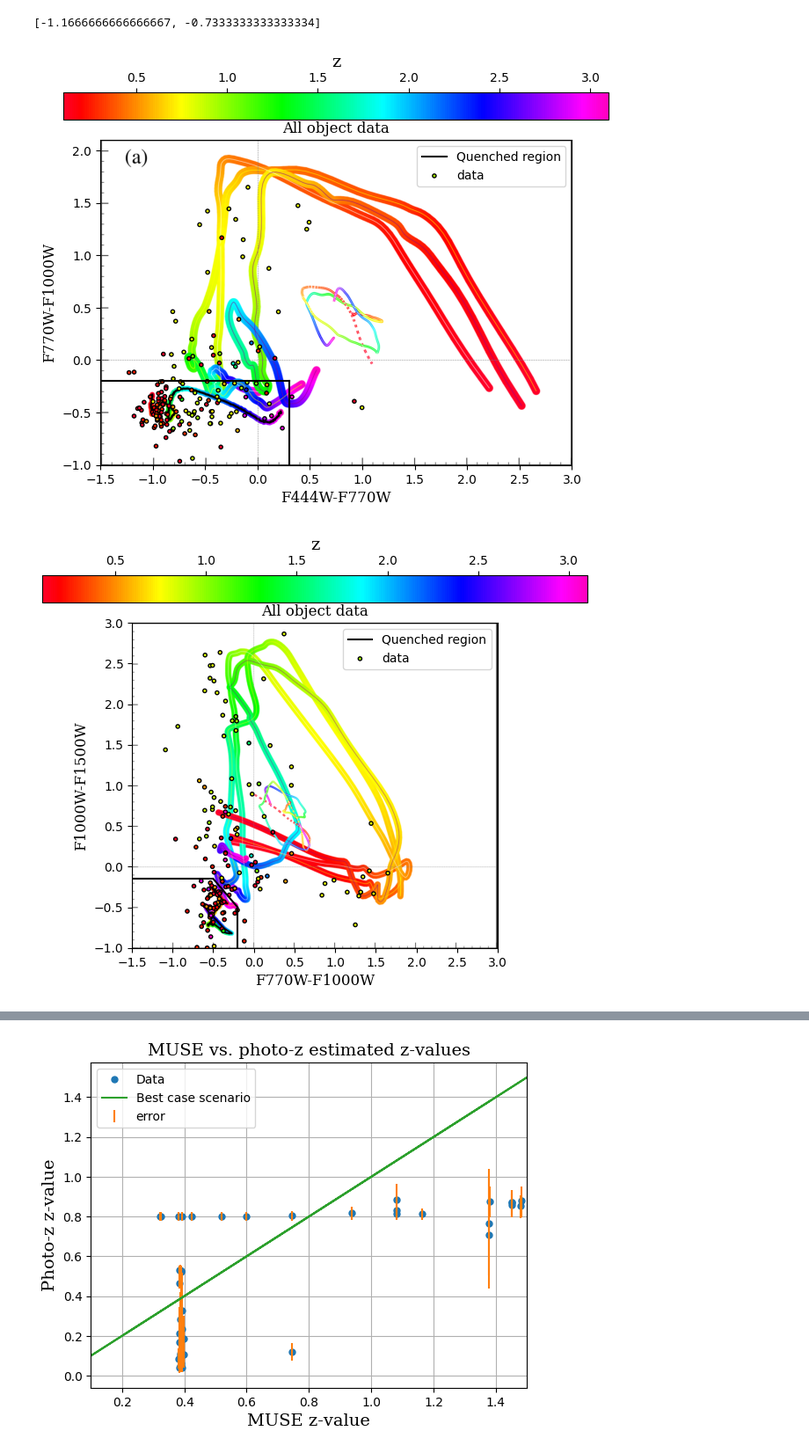
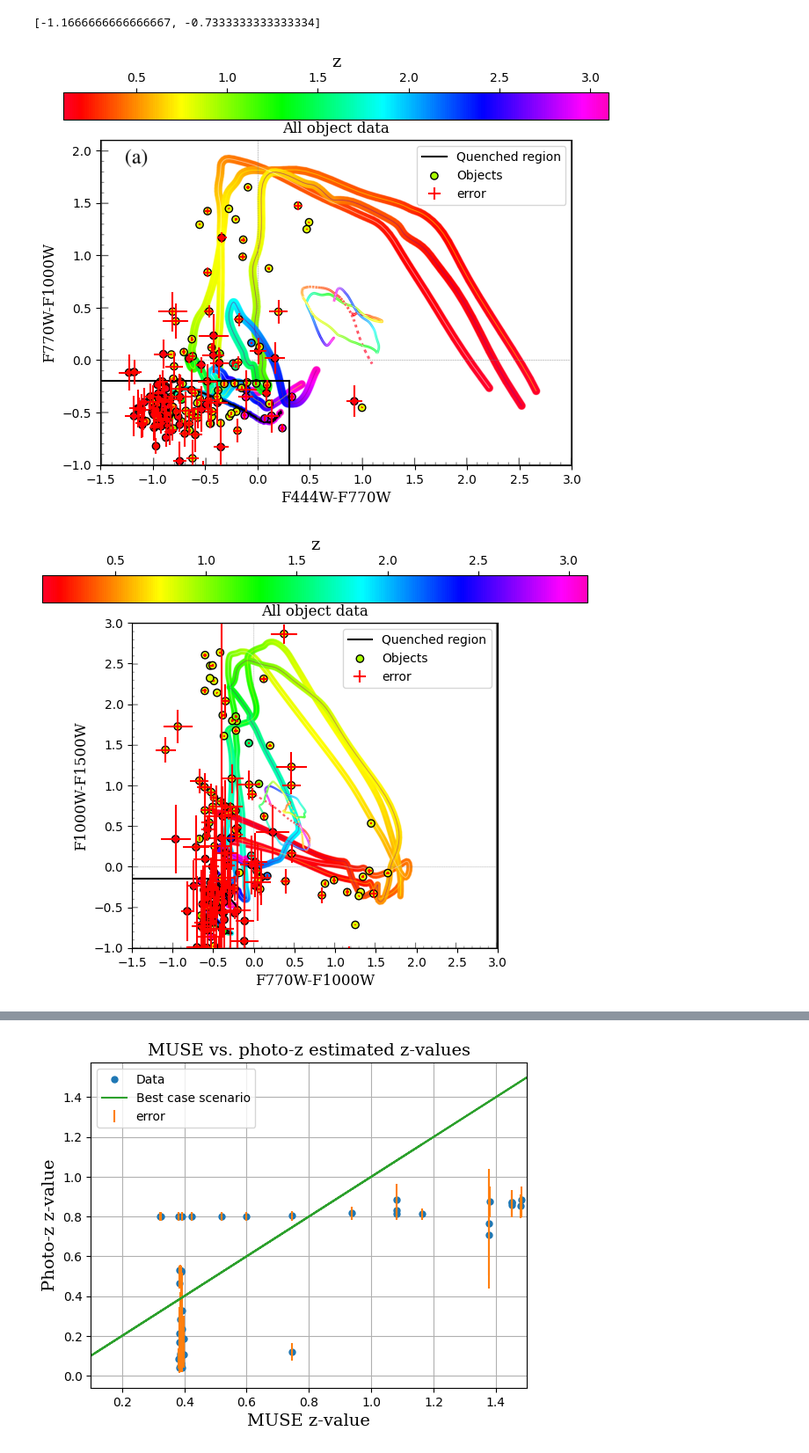
Before and after one commit to StellaWasTaken/1st-year-project, a Jupyter notebook: CSFG data results.ipynb, the cells around one changed output, grey strips where cells are left out. Shown at 88% size. Saved outputs shown, nothing was run; the diff lists cells and outputs as text; code cells hidden in the pictures.

Commit message:
Removed objects that were not detected

```diff
--- a/CSFG data results.ipynb
+++ b/CSFG data results.ipynb
@@ -100,39 +118,39 @@ print(fictslope)
 plt.figure(figsize=(8, 6))
 plt.plot(boxh[0], boxh[1], color="k", label="Quenched region")
 plt.plot(boxv[0], boxv[1], color="k")
 implot = plt.imshow(fig1, extent=[-1.5, 3, -1, 2.1])
-allplot1 = plt.scatter(M47, M710, c=red, marker=".", vmin=0.1, vmax=3.1, label = "data", cmap=sm, edgecolors="k")
+allplot1 = plt.scatter(M47, M710fig1, c=redfig1, marker="o", vmin=0.1, vmax=3.1, label = "Objects", cmap=sm, edgecolors="k")
 plt.colorbar(allplot1, orientation="horizontal", location="top").set_label(label='z',size=14,**newfont)
-#plt.errorbar(M47, M710, yerr=M710e, xerr=M47e, linestyle = "", color="r", label = "error")
+plt.errorbar(M47, M710fig1, yerr=M710fig1e, xerr=M47e, linestyle = "", color="r", label = "error")
 plt.title("All object data", **newfont, fontsize=12)
 plt.xlabel("F444W-F770W", **newfont, fontsize=12)
 plt.ylabel("F770W-F1000W", **newfont, fontsize=12)
 plt.xlim(-1.5, 3)
 plt.ylim(-1, 2.1)
 plt.legend()
 #plt.grid()
 plt.show()
 
 #fig2 plot
 plt.figure(figsize=(8, 6))
 plt.plot(fictdatlinear[0], fictdatlinear[1], color="k", label="Quenched region")
 plt.plot(fictdathline[0], fictdathline[1], color="k")
 plt.plot(fictdatvline[0], fictdatvline[1], color="k")
 implot = plt.imshow(fig2, extent=[-1.5, 3, -1, 3])
-allplot2 = plt.scatter(M710, M115, c=red, marker=".", vmin=0.1, vmax=3.1, label = "data", cmap=sm, edgecolors="k")
+allplot2 = plt.scatter(M710fig2, M115, c=redfig2, marker="o", vmin=0.1, vmax=3.1, label = "Objects", cmap=sm, edgecolors="k")
 plt.colorbar(allplot2, orientation="horizontal", location="top").set_label(label='z',size=14,**newfont)
-#plt.errorbar(M710, M115, yerr=M115e, xerr=M710e, linestyle = "", color="r", label = "error") #VERY large errors
+plt.errorbar(M710fig2, M115, yerr=M115e, xerr=M710fig2e, linestyle = "", color="r", label = "error") #VERY large errors
 plt.title("All object data", **newfont, fontsize=12)
 plt.xlabel("F770W-F1000W", **newfont, fontsize=12)
 plt.ylabel("F1000W-F1500W", **newfont, fontsize=12)
 plt.xlim(-1.5, 3)
 plt.ylim(-1, 3)
 plt.legend()
 #plt.grid()
 plt.show()
 # %% [output]
-[figure, old version]
+[figure, new version]
-[figure, old version]
+[figure, new version]
 # %%
 #Finding SFGs with z=>2 for fig1 and fig2 plot:
 
```
Also changed, not shown: parts of 5 cells of this notebook.
